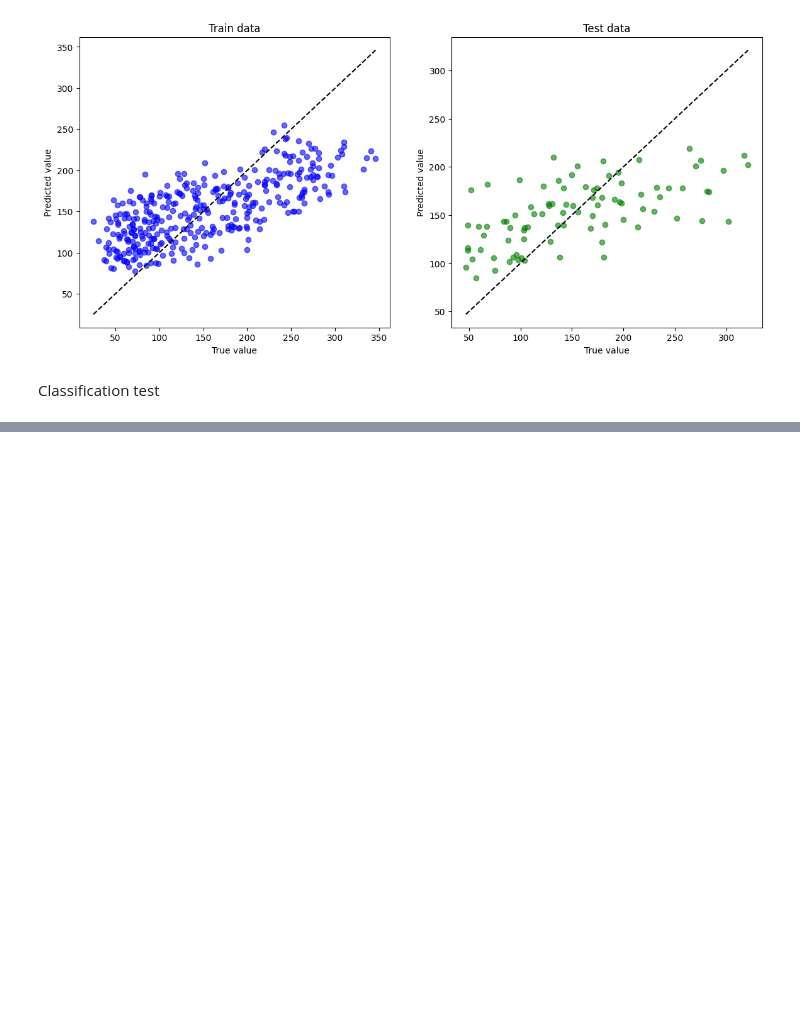
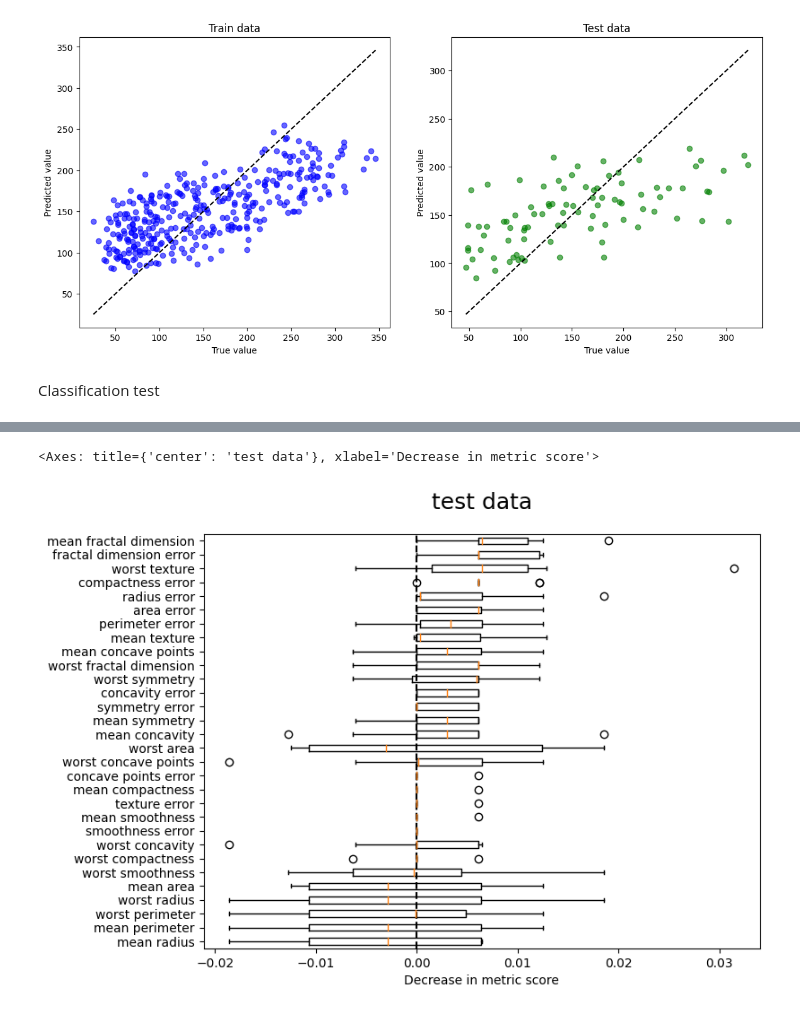
Before and after one commit to NDuan-510/MADS-MS2-Uber-Analysis, a Jupyter notebook: 4. Supervised Model evaluation & Failure analysis.ipynb, the cells around one changed output, grey strips where cells are left out. Cells and saved outputs as stored; diff of their text form; code cells hidden in the pictures; blank space fills up the shorter version.

```diff
--- a/4. Supervised Model evaluation & Failure analysis.ipynb
+++ b/4. Supervised Model evaluation & Failure analysis.ipynb
@@ -59,0 +82,5 @@ plt.show()
+# %%
+vis_obj.permutation_importance_plot(test_permute,figsize=(8,6),title='test data')
+# %% [output]
+<Axes: title={'center': 'test data'}, xlabel='Decrease in metric score'>
+[figure, added]
```
Also changed, not shown: parts of 33 cells of this notebook, 3 other files.
